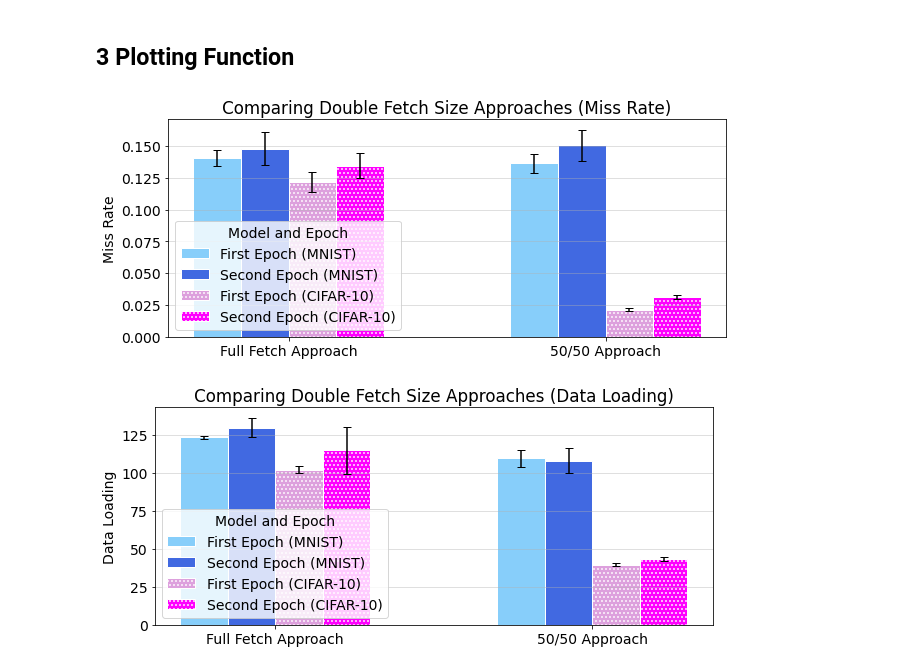
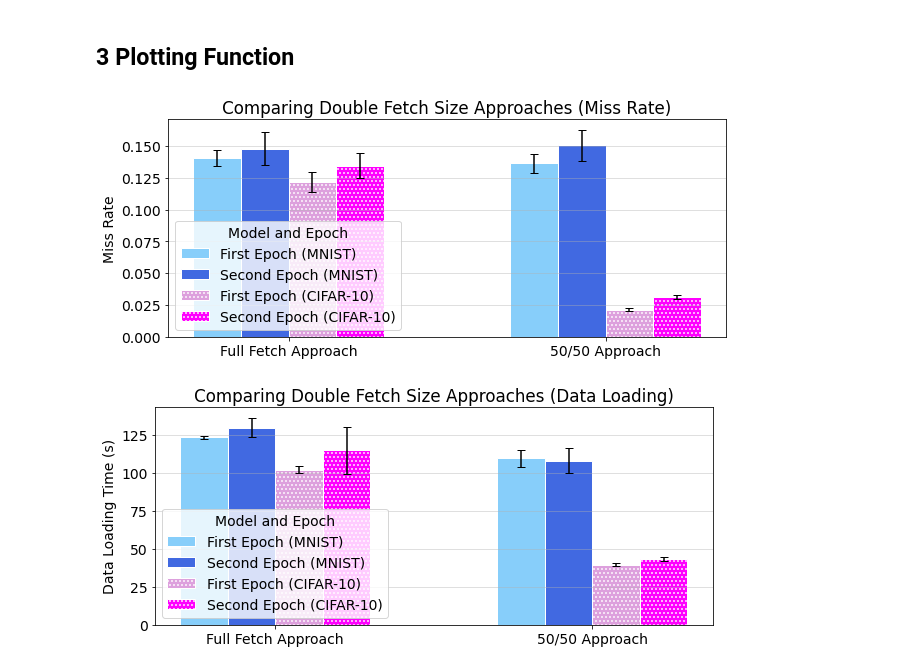
Before and after one commit to cake-lab/DELI, a Jupyter notebook: notebooks/approach-comparison/fifty_fifty_full_fetch.ipynb, the cells around one changed output. Cells and saved outputs as stored; diff of their text form; code cells hidden in the pictures.

Commit message:
Fix axis label in fifty_fifty_full_fetch

```diff
--- a/notebooks/approach-comparison/fifty_fifty_full_fetch.ipynb
+++ b/notebooks/approach-comparison/fifty_fifty_full_fetch.ipynb
@@ -73,9 +73,9 @@ if not SINGLE_TRIAL_ERROR:
 # %% [markdown]
 ## 3 Plotting Function
 # %%
-for title, metric in [
-    ("Comparing Double Fetch Size Approaches", "Miss Rate"),
-    ("Comparing Double Fetch Size Approaches", "Data Loading")
+for title, metric,  axis_suffix in [
+    ("Comparing Double Fetch Size Approaches", "Miss Rate", ""),
+    ("Comparing Double Fetch Size Approaches", "Data Loading", " Time (s)")
 ]:
     target = agg
 
@@ -90,32 +90,32 @@ for title, metric in [
             subtarget = subtarget.sort_values(by=[
                 'Fetch Size',
             ], ascending=False)
             ax.bar(
                 np.arange(len(subtarget.index)) + BAR_WIDTH * ((2 * dataset_index) + epoch_index),
                 subtarget[f"{metric} Mean"],
                 yerr=subtarget[f"{metric} Error"],
                 align='center',
                 # alpha=0.5,
                 edgecolor='white',
                 ecolor='black',
                 color=COLORS[dataset_name][epoch_index],
                 capsize=4,
                 hatch=HATCHES[dataset_name],
                 width=BAR_WIDTH,
                 label=f'{NUMBERS[epoch_index]} Epoch ({SET_NAMES[dataset_name]})')
 
-    ax.set_ylabel(f'{metric}')
+    ax.set_ylabel(f'{metric}{axis_suffix}')
     ticks = np.arange(2) + 1.5 * BAR_WIDTH
     ax.set_xticks(ticks)
     ax.set_xticklabels(['Full Fetch Approach', '50/50 Approach'])
     ax.set_title(f'{title} ({metric})')
     ax.yaxis.grid(True, alpha=0.5)
 
     ax.legend(title="Model and Epoch", loc="lower left")
 
     # plt.savefig(f'{title} ({metric}).png', dpi=300)
     # plt.savefig(f'{title} ({metric}).png', dpi=300, bbox_inches="tight")
     plt.show()
 # %% [output]
 [figure]
-[figure, old version]
+[figure, new version]
```
